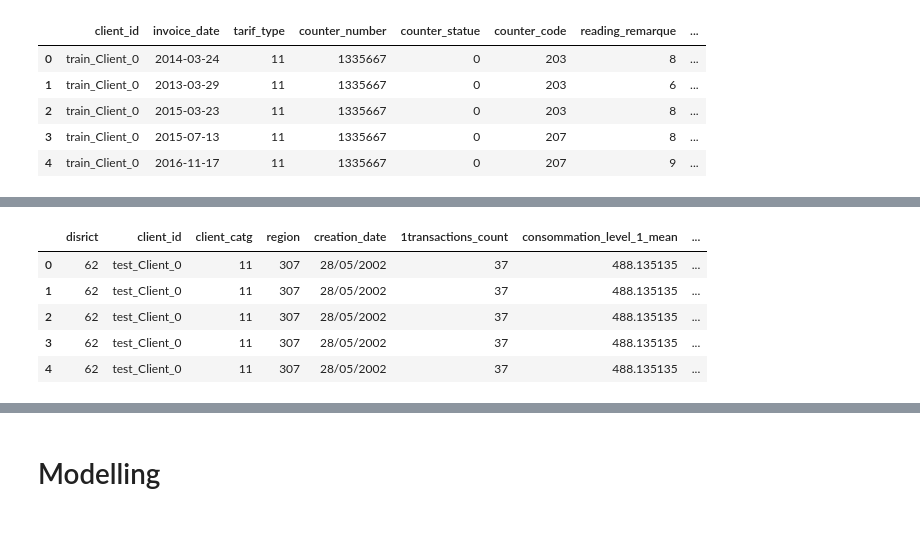
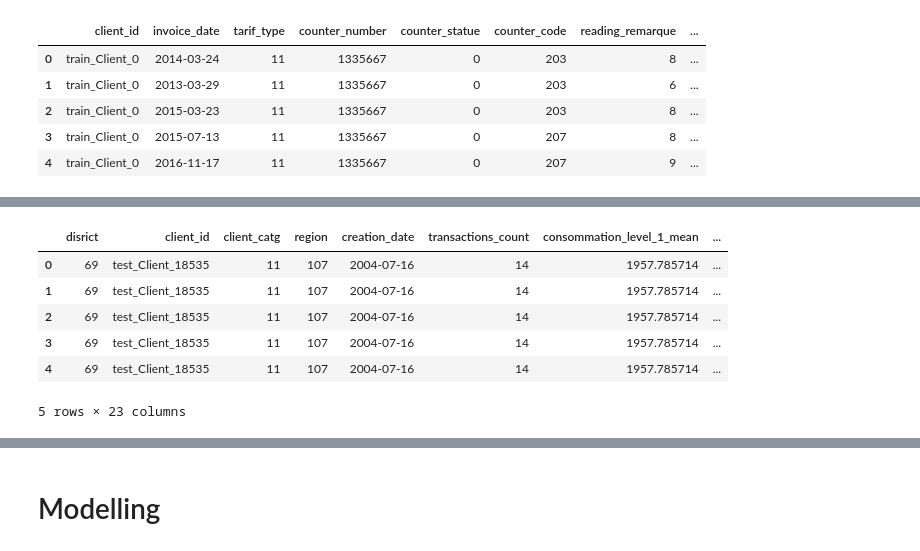
Before and after one commit to abh22/fraud_detect_steg, a Jupyter notebook: Fraud_Detection_Starter.ipynb, the cells around one changed output, grey strips where cells are left out. Saved outputs shown, nothing was run; the diff lists cells and outputs as text; code cells hidden in the pictures.

```diff
--- a/Fraud_Detection_Starter.ipynb
+++ b/Fraud_Detection_Starter.ipynb
@@ -297,19 +364,32 @@ invoice_test['counter_type']=invoice_test['counter_type'].map(d)
 # %%
+import pandas as pd
+
 def aggregate_by_client_id(invoice_data):
-    aggs = {}
-    aggs['consommation_level_1'] = ['mean']
-    aggs['consommation_level_2'] = ['mean']
-    aggs['consommation_level_3'] = ['mean']
-    aggs['consommation_level_4'] = ['mean']
+    # Define columns for mean aggregation
+    columns_to_aggregate = ['consommation_level_1', 'consommation_level_2', 'consommation_level_3', 'consommation_level_4']
 
+    # Define aggregation dictionary for mean
+    aggs = {col: ['mean'] for col in columns_to_aggregate}
+
+    # Perform aggregation
     agg_trans = invoice_data.groupby(['client_id']).agg(aggs)
-    agg_trans.columns = ['_'.join(col).strip() for col in agg_trans.columns.values]
+
+    # Flatten MultiIndex columns
+    agg_trans.columns = [f'{col[0]}_{col[1]}' for col in agg_trans.columns]
+
     agg_trans.reset_index(inplace=True)
 
-    df = (invoice_data.groupby('client_id')
-            .size()
-            .reset_index(name='{}transactions_count'.format('1')))
-    return pd.merge(df, agg_trans, on='client_id', how='left')
+    # Count transactions
+    transactions_count = invoice_data.groupby('client_id').size().reset_index(name='transactions_count')
+
+    # Merge aggregated results with the original DataFrame
+    result_df = pd.merge(transactions_count, agg_trans, on='client_id', how='left')
+
+    # Include all columns from the original DataFrame without modification
+    remaining_columns = [col for col in invoice_data.columns if col not in columns_to_aggregate]
+    result_df = pd.merge(result_df, invoice_data[remaining_columns], on='client_id', how='left')
+
+    return result_df
 # %%
 #group invoice data by client_id
 agg_train = aggregate_by_client_id(invoice_train)
@@ -366 +515,3 @@ train.shape, test.shape
+# %%
+test_s=test.sample(n=80, random_state=42)
 # %%
@@ -417,12 +583,13 @@ train
 # %%
 invoice_test['sin_month'] = np.sin(2 * np.pi * invoice_test['invoice_date'].dt.month / 12)
 invoice_test['cos_month'] = np.cos(2 * np.pi * invoice_test['invoice_date'].dt.month / 12)
-test = pd.merge(test, invoice_test[['client_id', 'sin_month', 'cos_month']], on='client_id', how='left')
-test.head()
+test_f = pd.merge(test_s, invoice_test[['client_id', 'sin_month', 'cos_month']], on='client_id', how='left')
+test_f.head()
 # %% [output]
-|  | disrict | client_id | client_catg | region | creation_date | 1transactions_count | consommation_level_1_mean | ... |
-| 0 | 62 | test_Client_0 | 11 | 307 | 28/05/2002 | 37 | 488.135135 | ... |
-| 1 | 62 | test_Client_0 | 11 | 307 | 28/05/2002 | 37 | 488.135135 | ... |
-| 2 | 62 | test_Client_0 | 11 | 307 | 28/05/2002 | 37 | 488.135135 | ... |
-| 3 | 62 | test_Client_0 | 11 | 307 | 28/05/2002 | 37 | 488.135135 | ... |
-| 4 | 62 | test_Client_0 | 11 | 307 | 28/05/2002 | 37 | 488.135135 | ... |
+|  | disrict | client_id | client_catg | region | creation_date | transactions_count | consommation_level_1_mean | ... |
+| 0 | 69 | test_Client_18535 | 11 | 107 | 2004-07-16 | 14 | 1957.785714 | ... |
+| 1 | 69 | test_Client_18535 | 11 | 107 | 2004-07-16 | 14 | 1957.785714 | ... |
+| 2 | 69 | test_Client_18535 | 11 | 107 | 2004-07-16 | 14 | 1957.785714 | ... |
+| 3 | 69 | test_Client_18535 | 11 | 107 | 2004-07-16 | 14 | 1957.785714 | ... |
+| 4 | 69 | test_Client_18535 | 11 | 107 | 2004-07-16 | 14 | 1957.785714 | ... |
+5 rows × 23 columns
```
Also changed, not shown: parts of 39 cells of this notebook.
